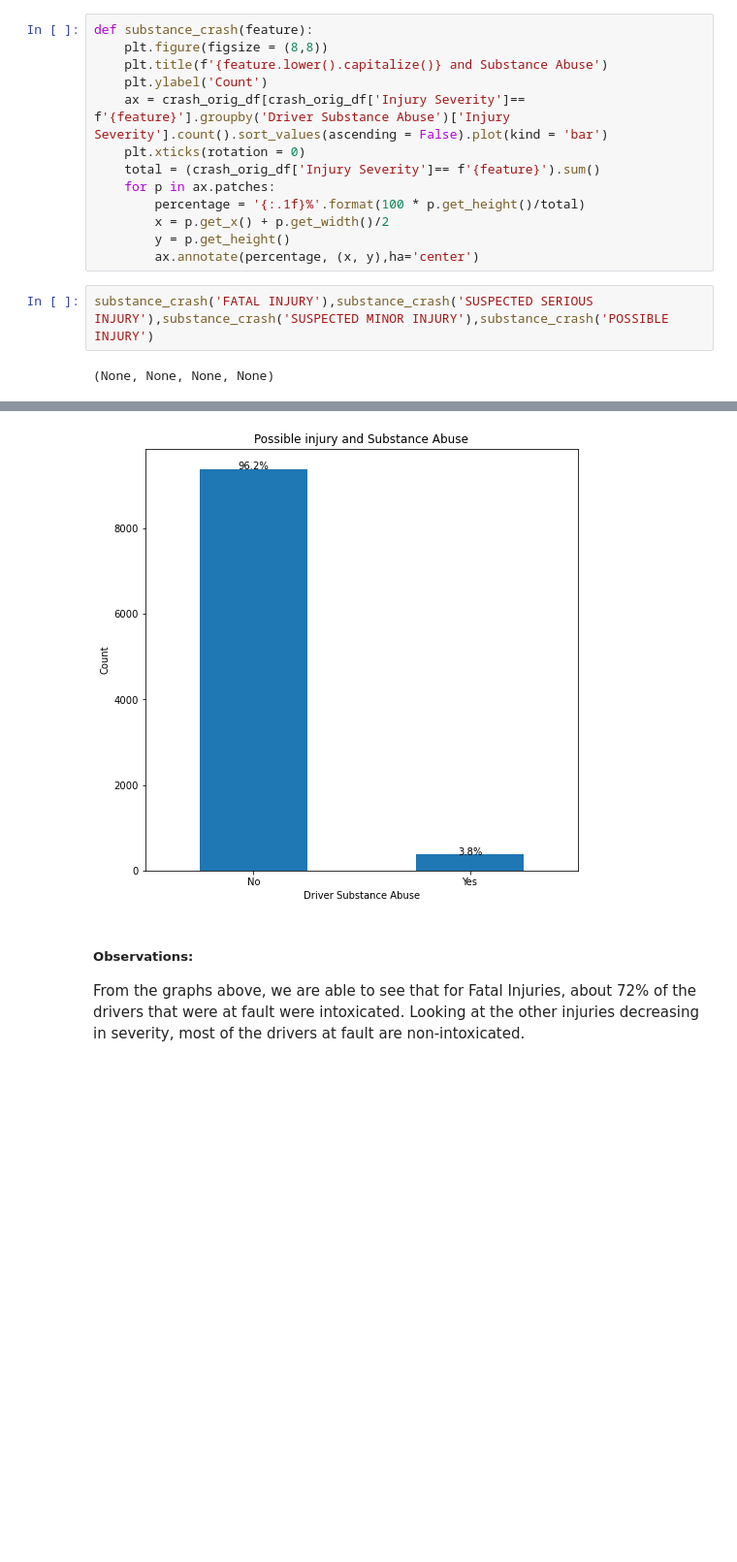
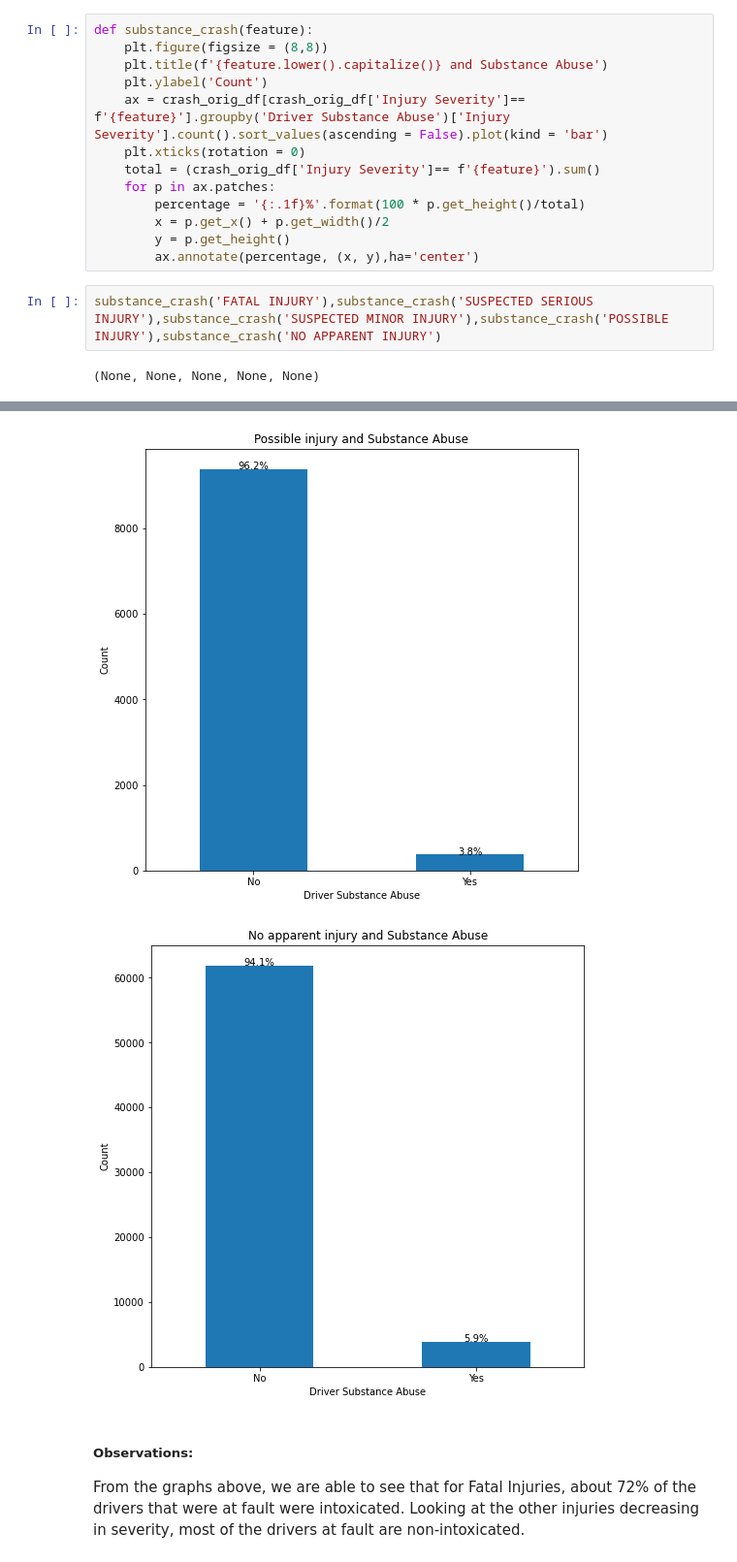
Before and after one commit to rayeni/car_crash_driver_profile, a Jupyter notebook: car_crash_eda.ipynb, the cells around one changed output, grey strips where cells are left out. Shown at 97% size. Saved outputs shown, nothing was run; the diff lists cells and outputs as text; blank space fills up the shorter version.

```diff
--- a/car_crash_eda.ipynb
+++ b/car_crash_eda.ipynb
@@ -227,13 +230,14 @@ def substance_crash(feature):
         y = p.get_height()
         ax.annotate(percentage, (x, y),ha='center')
 # %%
-substance_crash('FATAL INJURY'),substance_crash('SUSPECTED SERIOUS INJURY'),substance_crash('SUSPECTED MINOR INJURY'),substance_crash('POSSIBLE INJURY')
+substance_crash('FATAL INJURY'),substance_crash('SUSPECTED SERIOUS INJURY'),substance_crash('SUSPECTED MINOR INJURY'),substance_crash('POSSIBLE INJURY'),substance_crash('NO APPARENT INJURY')
 # %% [output]
-(None, None, None, None)
+(None, None, None, None, None)
 [figure]
 [figure]
 [figure]
 [figure]
+[figure, added]
 # %% [markdown]
 ##### Observations:
 From the graphs above, we are able to see that for Fatal Injuries, about 72% of the drivers that were at fault were intoxicated. Looking at the other injuries decreasing in severity, most of the drivers at fault are non-intoxicated.
```
Also changed, not shown: parts of 26 cells of this notebook.
